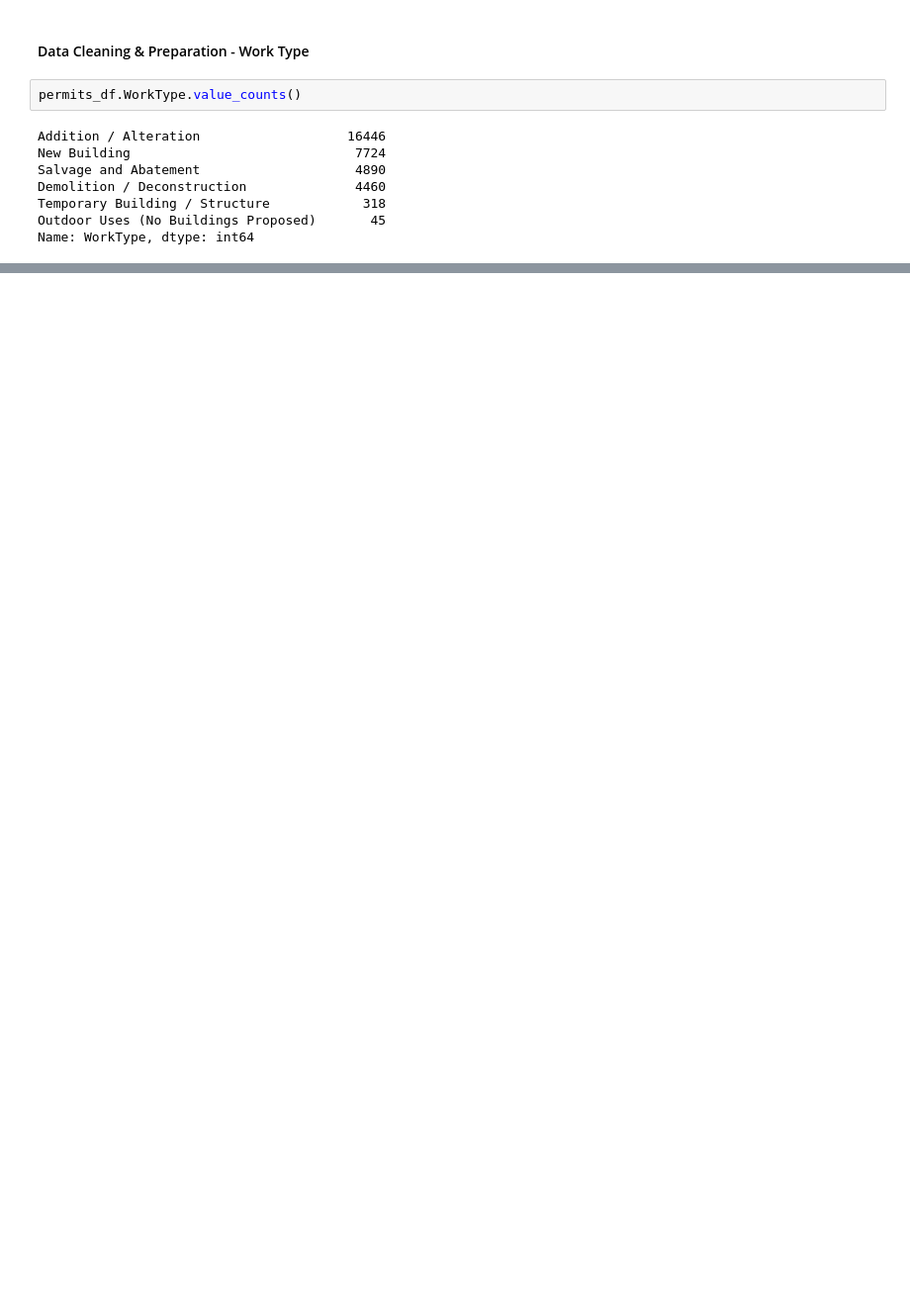
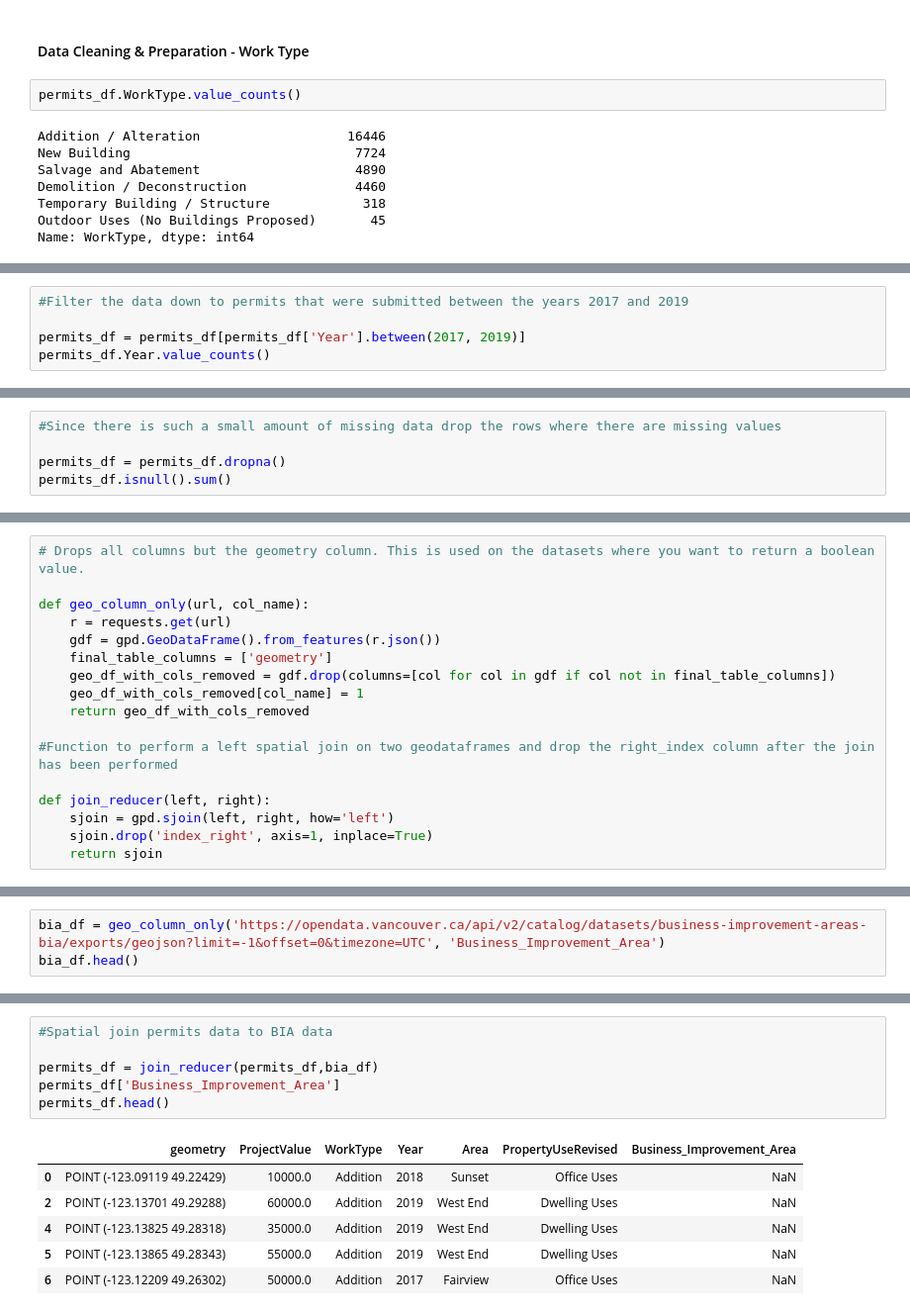
Before and after one commit to RoryAJames/CIND-820, a Jupyter notebook: CIND.ipynb, the cells around one changed output, grey strips where cells are left out. Shown: that part at 99% size. Drawn from its saved outputs; the diff is of its cells as text; blank space fills up the shorter version.

Commit message:
Data prep

```diff
--- a/CIND.ipynb
+++ b/CIND.ipynb
@@ -206,0 +251,5 @@ Name: WorkType, dtype: int64
+# %%
+#Filter the data down to permits that were submitted between the years 2017 and 2019
+
+permits_df = permits_df[permits_df['Year'].between(2017, 2019)]
+permits_df.Year.value_counts()
@@ -206,0 +277,5 @@ Name: WorkType, dtype: int64
+# %%
+#Since there is such a small amount of missing data drop the rows where there are missing values
+
+permits_df = permits_df.dropna()
+permits_df.isnull().sum()
@@ -206,0 +292,17 @@ Name: WorkType, dtype: int64
+# %%
+# Drops all columns but the geometry column. This is used on the datasets where you want to return a boolean value.
+
+def geo_column_only(url, col_name):
+    r = requests.get(url)
+    gdf = gpd.GeoDataFrame().from_features(r.json())
+    final_table_columns = ['geometry']
+    geo_df_with_cols_removed = gdf.drop(columns=[col for col in gdf if col not in final_table_columns])
+    geo_df_with_cols_removed[col_name] = 1
+    return geo_df_with_cols_removed
+
+#Function to perform a left spatial join on two geodataframes and drop the right_index column after the join has been performed
+
+def join_reducer(left, right):
+    sjoin = gpd.sjoin(left, right, how='left')
+    sjoin.drop('index_right', axis=1, inplace=True)
+    return sjoin
@@ -206,0 +311,3 @@ Name: WorkType, dtype: int64
+# %%
+bia_df = geo_column_only('https://opendata.vancouver.ca/api/v2/catalog/datasets/business-improvement-areas-bia/exports/geojson?limit=-1&offset=0&timezone=UTC', 'Business_Improvement_Area')
+bia_df.head()
@@ -206,0 +321,13 @@ Name: WorkType, dtype: int64
+# %%
+#Spatial join permits data to BIA data
+
+permits_df = join_reducer(permits_df,bia_df)
+permits_df['Business_Improvement_Area']
+permits_df.head()
+# %% [output]
+|  | geometry | ProjectValue | WorkType | Year | Area | PropertyUseRevised | Business_Improvement_Area |
+| 0 | POINT (-123.09119 49.22429) | 10000.0 | Addition | 2018 | Sunset | Office Uses | NaN |
+| 2 | POINT (-123.13701 49.29288) | 60000.0 | Addition | 2019 | West End | Dwelling Uses | NaN |
+| 4 | POINT (-123.13825 49.28318) | 35000.0 | Addition | 2019 | West End | Dwelling Uses | NaN |
+| 5 | POINT (-123.13865 49.28343) | 55000.0 | Addition | 2019 | West End | Dwelling Uses | NaN |
+| 6 | POINT (-123.12209 49.26302) | 50000.0 | Addition | 2017 | Fairview | Office Uses | NaN |
```
Also changed, not shown: parts of 18 cells of this notebook.
